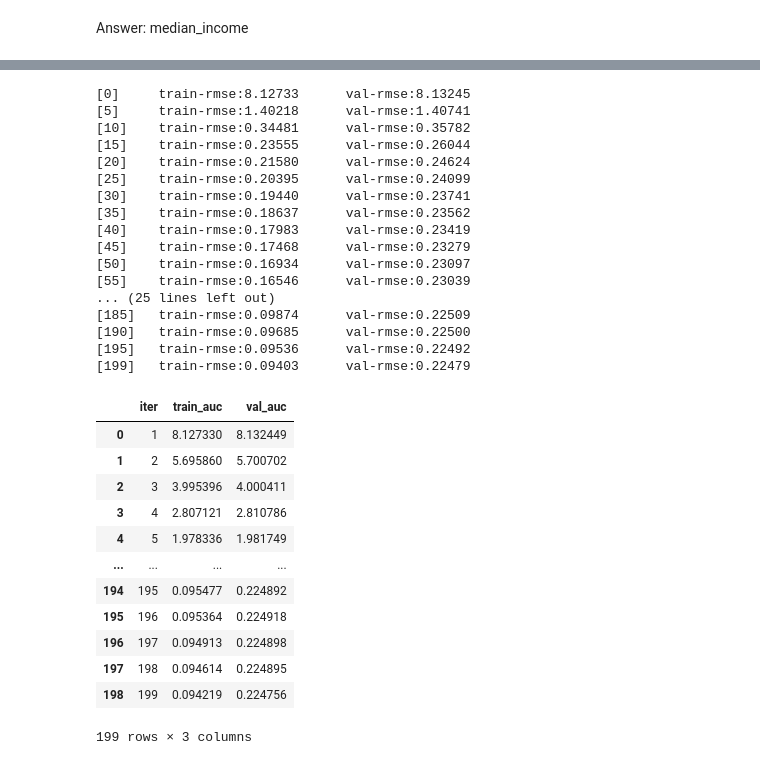
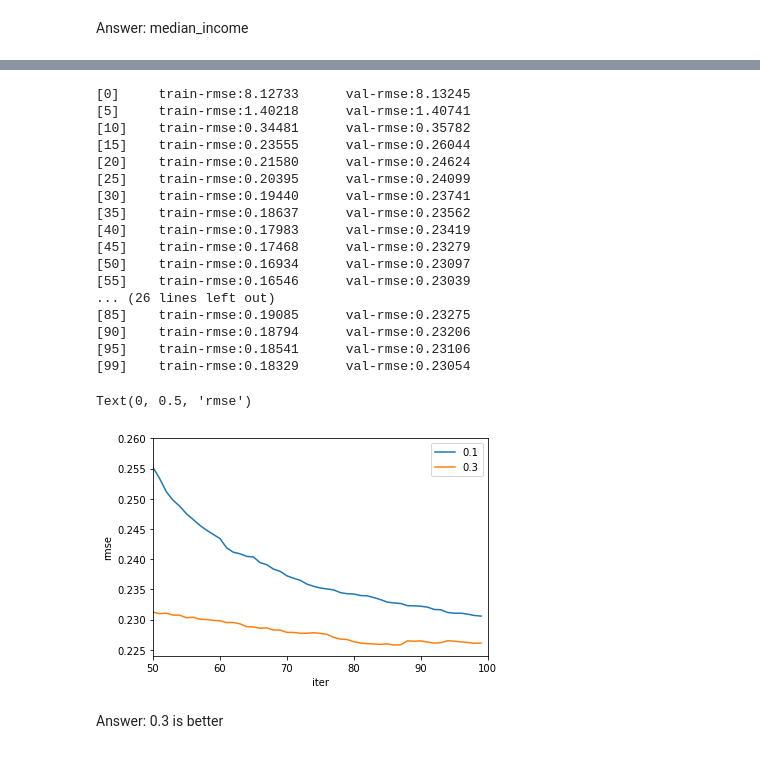
Before and after one commit to alejomaar/Machine-Learning-Zoomcamp, a Jupyter notebook: Week 6/06-trees.ipynb, the cells around one changed output, grey strips where cells are left out. Drawn from its saved outputs; the diff is of its cells as text; code cells hidden in the pictures.

```diff
--- a/Week 6/06-trees.ipynb
+++ b/Week 6/06-trees.ipynb
@@ -392,24 +417,19 @@ def parse_xgb_output(evals_result):
+# %%
+scores = {}
 # %%
-evals_result = {}
+params =[('eta=0.3',xgb_params_1),('eta=0.1',xgb_params_2)]
 
-xgb_params = {
-    'eta': 0.3,
-    'max_depth': 6,
-    'min_child_weight': 1,
+for eta,xgb_params in params:
+    evals_result = {}
 
-    'objective': 'reg:squarederror',
-    'nthread': 8,
+    model = xgb.train(params=xgb_params,
+                    dtrain=dtrain,
+                    num_boost_round=100,
+                    verbose_eval=5,
+                    evals=watchlist,
+                    evals_result=evals_result)
 
-    'seed': 1,
-    'verbosity': 1,
-}
-
-model = xgb.train(params=xgb_params,
-                  dtrain=dtrain,
-                  num_boost_round=200,
-                  verbose_eval=5,
-                  evals=watchlist,
-                  evals_result=evals_result)
+    scores[eta] = parse_xgb_output(evals_result)
 # %% [output]
 [0]     train-rmse:8.12733      val-rmse:8.13245
 [5]     train-rmse:1.40218      val-rmse:1.40741
@@ -423,24 +443,23 @@ model = xgb.train(params=xgb_params,
 [45]    train-rmse:0.17468      val-rmse:0.23279
 [50]    train-rmse:0.16934      val-rmse:0.23097
 [55]    train-rmse:0.16546      val-rmse:0.23039
-... (25 lines left out)
-[185]   train-rmse:0.09874      val-rmse:0.22509
-[190]   train-rmse:0.09685      val-rmse:0.22500
-[195]   train-rmse:0.09536      val-rmse:0.22492
-[199]   train-rmse:0.09403      val-rmse:0.22479
+... (26 lines left out)
+[85]    train-rmse:0.19085      val-rmse:0.23275
+[90]    train-rmse:0.18794      val-rmse:0.23206
+[95]    train-rmse:0.18541      val-rmse:0.23106
+[99]    train-rmse:0.18329      val-rmse:0.23054
-# %%
-parse_xgb_output(evals_result)
-# %% [output]
-|  | iter | train_auc | val_auc |
-| 0 | 1 | 8.127330 | 8.132449 |
-| 1 | 2 | 5.695860 | 5.700702 |
-| 2 | 3 | 3.995396 | 4.000411 |
-| 3 | 4 | 2.807121 | 2.810786 |
-| 4 | 5 | 1.978336 | 1.981749 |
-| ... | ... | ... | ... |
-| 194 | 195 | 0.095477 | 0.224892 |
-| 195 | 196 | 0.095364 | 0.224918 |
-| 196 | 197 | 0.094913 | 0.224898 |
-| 197 | 198 | 0.094614 | 0.224895 |
-| 198 | 199 | 0.094219 | 0.224756 |
-199 rows × 3 columns
+# %%
+plt.plot(scores['eta=0.1'].iter, scores['eta=0.1'].val_rmse,
+        label='0.1')
+plt.plot(scores['eta=0.3'].iter, scores['eta=0.3'].val_rmse,
+        label='0.3')
+plt.legend()
+plt.ylim([0.224, 0.26])
+plt.xlim([50, 100])
+plt.xlabel('iter')
+plt.ylabel('rmse')
+# %% [output]
+Text(0, 0.5, 'rmse')
+[figure, added]
+# %% [markdown]
+Answer: 0.3 is better
```
Also changed, not shown: parts of 3 cells of this notebook.
